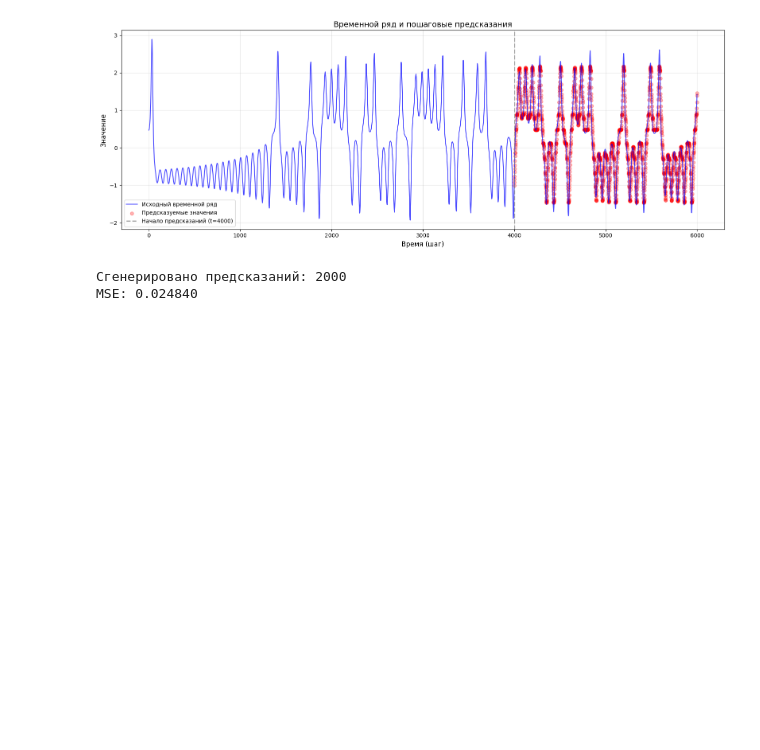
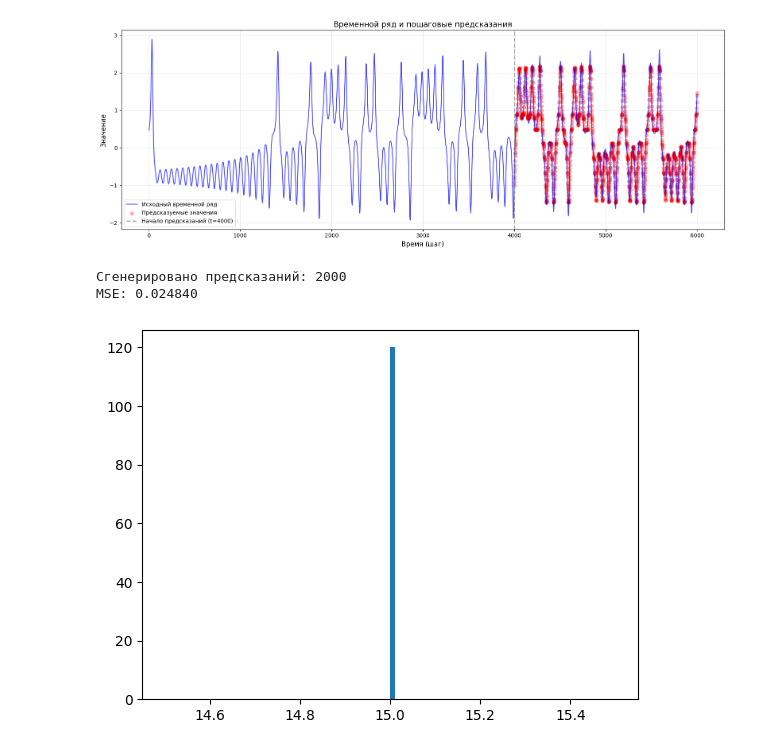
Before and after one commit to inokamilyanin/diplom, a Jupyter notebook: research.ipynb, the cells around one changed output. Cells and saved outputs as stored; diff of their text form; code cells hidden in the pictures; blank space fills up the shorter version.

```diff
--- a/research.ipynb
+++ b/research.ipynb
@@ -123,3 +123,12 @@ if len(predictions) > 0:
 [figure]
 Сгенерировано предсказаний: 2000
 MSE: 0.024840
+# %%
+clusters = []
+for i in range(len(predictor.clusterings)):
+    clusters.append(len(predictor.clusterings[i].cluster_centers))
+
+plt.hist(clusters, bins=100)
+plt.show()
+# %% [output]
+[figure, added]
```
Also changed, not shown: parts of 18 cells of this notebook, 3 other files.
